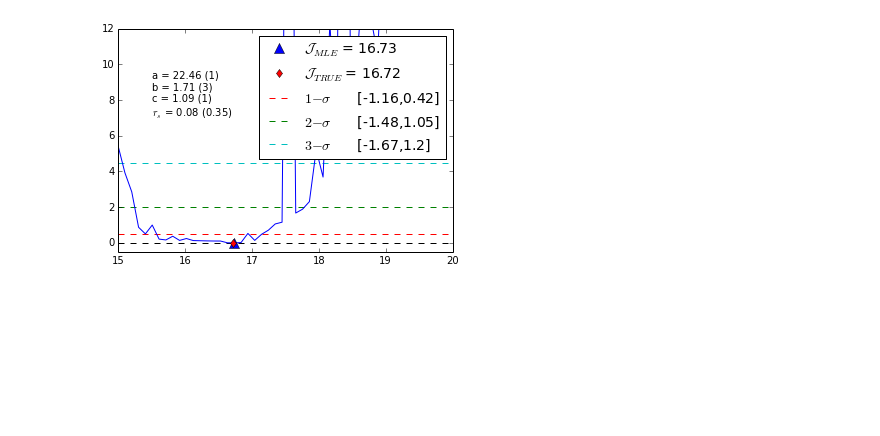
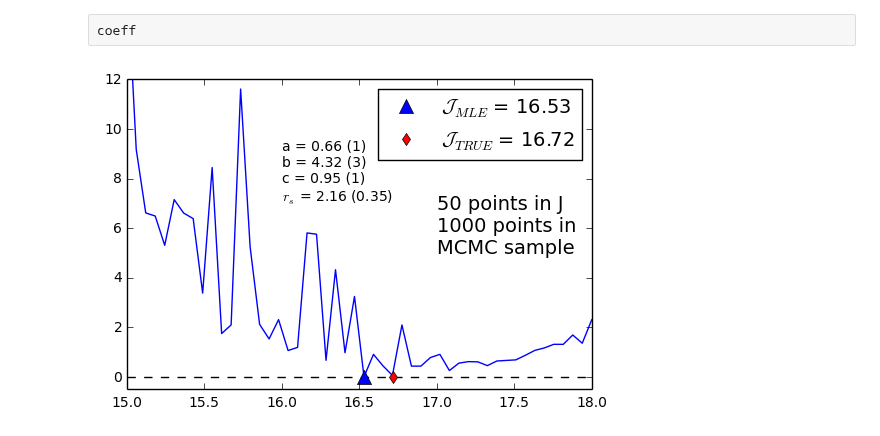
Before and after one commit to achiappo/FRESKA, a Jupyter notebook: cython/plot.ipynb, the cells around one changed output. Saved outputs shown, nothing was run; the diff lists cells and outputs as text; code cells hidden in the pictures; blank space fills up the shorter version.

```diff
--- a/cython/plot.ipynb
+++ b/cython/plot.ipynb
@@ -51,0 +15,29 @@ array([   2.41194252,  -77.64065369,  625.13868989])
+# %%
+J_arr = np.empty_like(param_files, dtype=float)
+L_arr = np.empty_like(param_files, dtype=float)
+r_arr = np.empty_like(param_files, dtype=float)
+a_arr = np.empty_like(param_files, dtype=float)
+b_arr = np.empty_like(param_files, dtype=float)
+c_arr = np.empty_like(param_files, dtype=float)
+for i,f in enumerate(sorted(param_files, key= lambda x : x.split('_')[1].split('.')[0])):
+    results = np.load('results/'+f)
+    J_arr[i] = float(f.split('_')[1].split('.')[0])/1000.
+    L_arr[i] = results[0]
+    a_arr[i] = results[1]
+    b_arr[i] = results[2]
+    c_arr[i] = results[3]
+    r_arr[i] = results[4]
+# %%
+interp_L = interp(J_arr, L_arr-L_arr.min())
+for par in ['a', 'b', 'c', 'r']:
+    exec( 'interp_{p} = interp(J_arr, {p}_arr)'.format(p=par))
+# %%
+eval_Like_J = np.linspace(J_arr.min(), J_arr.max(), 1e3)
+min_Like_J = interp_L(eval_Like_J).min()
+Jmin = eval_Like_J[ np.where( interp_L(eval_Like_J) == min_Like_J )[0][0] ]
+J_plt = np.linspace(J_arr.min(),J_arr.max())
+# %%
+Jr = float(interp_r(Jmin))
+Ja = float(interp_a(Jmin))
+Jb = float(interp_b(Jmin))
+Jc = float(interp_c(Jmin))
@@ -52,20 +82,25 @@ array([   2.41194252,  -77.64065369,  625.13868989])
+# %% [raw]
+coeff
 # %%
-plt.plot(J_new, interp_L(J_new))
+plt.plot(J_plt, interp_L(J_plt))
 #plt.plot(J_new,parabola(J_new,*coeff))
-plt.hlines(0, J_new.min(), J_new.max(), linestyles='dashed')
+plt.hlines(0, J_arr.min(), J_arr.max(), linestyles='dashed')
 plt.plot(Jmin, 0, 'b^', markersize=10, label=r'$\mathcal{J}_{MLE}$ = %.2f'%Jmin)
 plt.plot(16.72, 0, 'rd', markersize=6, label=r'$\mathcal{J}_{TRUE}$ = 16.72')
-for i,(c,h) in enumerate(zip(['r','g','c'],[0.5, 2.0, 4.5])):
+'''for i,(c,h) in enumerate(zip(['r','g','c'],[0.5, 2.0, 4.5])):
     JL, JR = eval('J%ssL'%str(i+1)), eval('J%ssR'%str(i+1))
     plt.hlines(h, J_new.min(), J_new.max(), linestyles='dashed', colors=c,
               label=r'$%i-\sigma$'%(i+1)+'\t'+'[%2s,%2s]'%(str(JL),str(JR)))
+'''
 plt.legend(numpoints=1,fontsize=14).get_frame().set_facecolor('w')
-plt.text(15.5, 7,'a = %.2f (1)'%Ja +'\n'+
+plt.text(16, 7,'a = %.2f (1)'%Ja +'\n'+
                  'b = %.2f (3)'%Jb +'\n'+
                  'c = %.2f (1)'%Jc +'\n'+
                  r'$r_s$ = %.2f (0.35)'%Jr)
 
+plt.text(17,5, '50 points in J \n1000 points in \nMCMC sample', fontsize=14)
 plt.ylim(-0.5,12)
-#plt.savefig('results/LikeJ_50p.png',format='png',dpi=300);
+#plt.xlim(15.5,18)
+#plt.savefig('results/LikeJ_50p_Mcmc.png',format='png',dpi=300);
 # %% [output]
-[figure, old version]
+[figure, new version]
```
Also changed, not shown: parts of 17 cells of this notebook, 34 other files.
